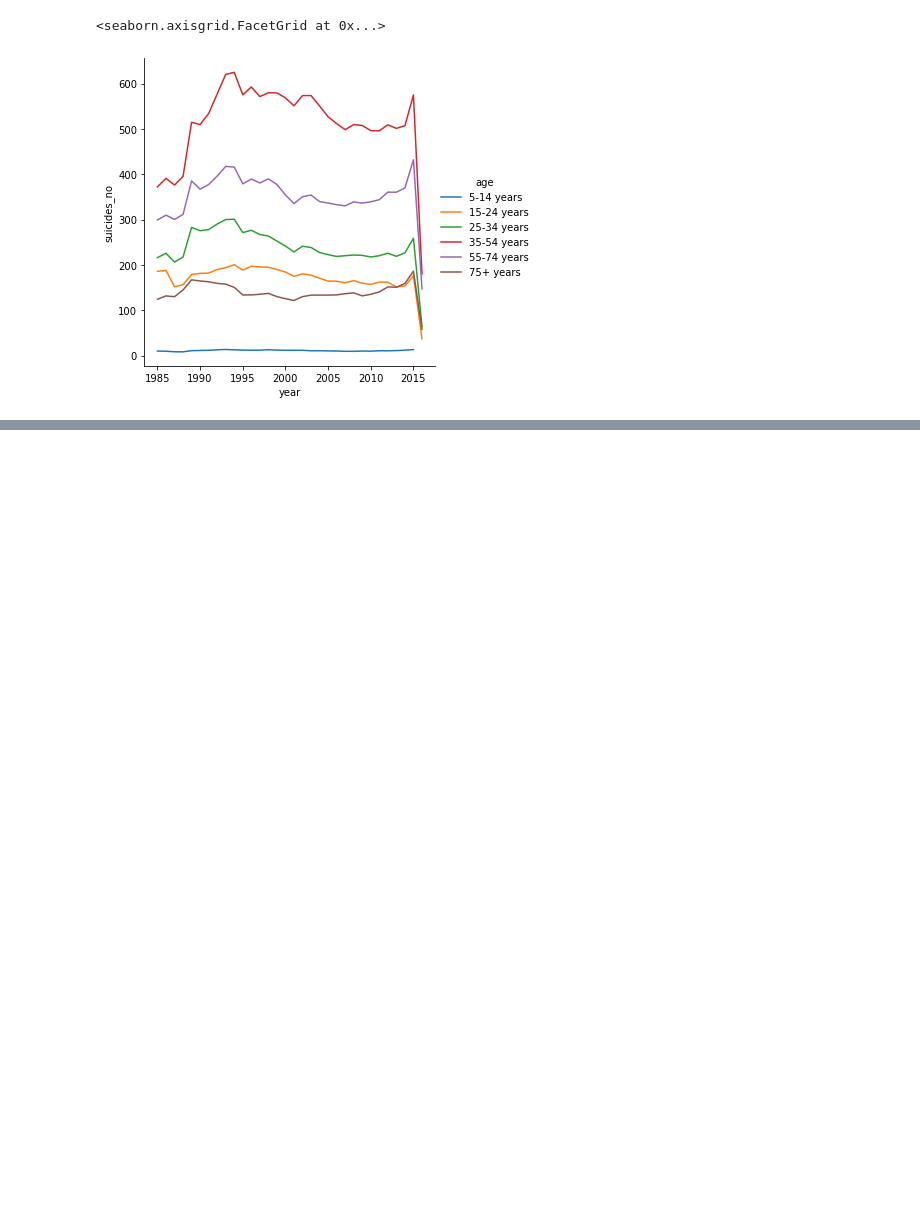
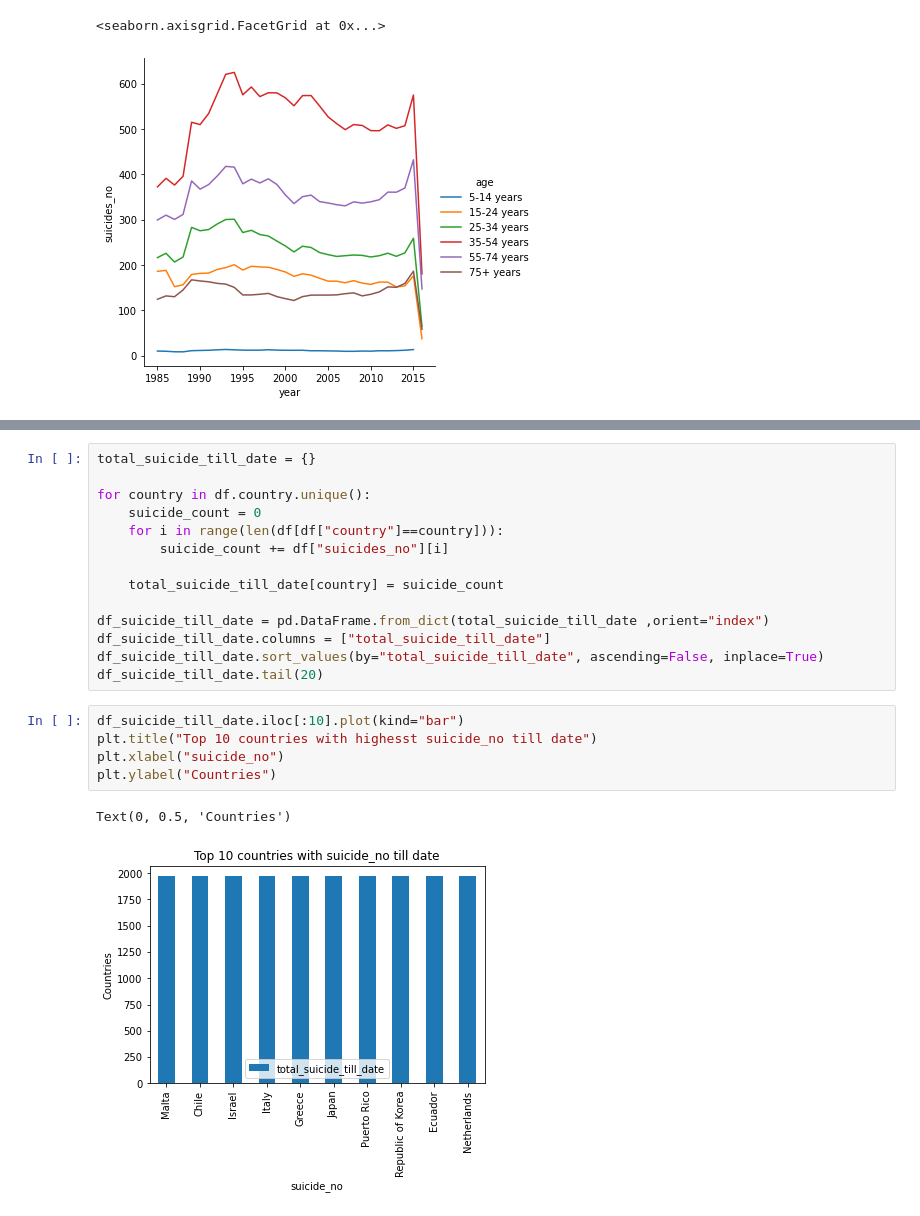
Before and after one commit to usndangol97/Suicide-rates-overview, a Jupyter notebook: suicide-rate.ipynb, the cells around one changed output, grey strips where cells are left out. Cells and saved outputs as stored; diff of their text form; blank space fills up the shorter version.

```diff
--- a/suicide-rate.ipynb
+++ b/suicide-rate.ipynb
@@ -192,0 +204,22 @@ sns.relplot(x="year", y="suicides_no", data=df, kind="line",hue="age", hue_order
+# %%
+total_suicide_till_date = {}
+
+for country in df.country.unique():
+    suicide_count = 0
+    for i in range(len(df[df["country"]==country])):
+        suicide_count += df["suicides_no"][i]
+
+    total_suicide_till_date[country] = suicide_count
+
+df_suicide_till_date = pd.DataFrame.from_dict(total_suicide_till_date ,orient="index")
+df_suicide_till_date.columns = ["total_suicide_till_date"]
+df_suicide_till_date.sort_values(by="total_suicide_till_date", ascending=False, inplace=True)
+df_suicide_till_date.tail(20)
+# %%
+df_suicide_till_date.iloc[:10].plot(kind="bar")
+plt.title("Top 10 countries with highesst suicide_no till date")
+plt.xlabel("suicide_no")
+plt.ylabel("Countries")
+# %% [output]
+Text(0, 0.5, 'Countries')
+[figure, added]
```
Also changed, not shown: parts of 3 cells of this notebook.
